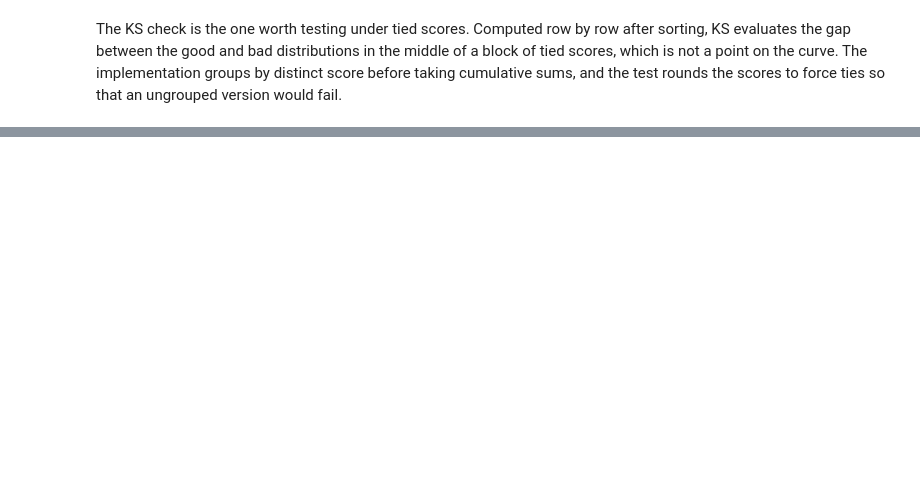
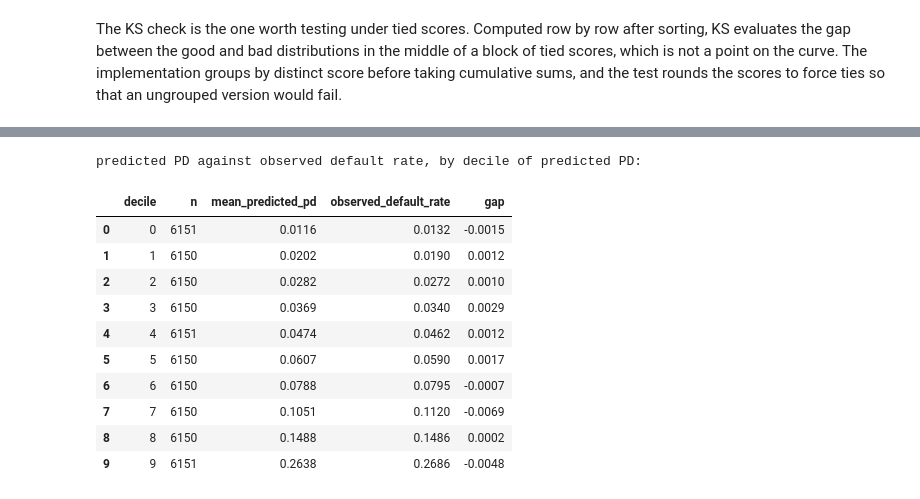
Before and after one commit to alvenyuka/Credit-Risk-Scorecard, a Jupyter notebook: Credit_Risk_Scorecard.ipynb, the cells around one changed output, grey strips where cells are left out. Cells and saved outputs as stored; diff of their text form; code cells hidden in the pictures; blank space fills up the shorter version.

```diff
--- a/Credit_Risk_Scorecard.ipynb
+++ b/Credit_Risk_Scorecard.ipynb
@@ -279,0 +260,17 @@ defaulted, score=429:
+# %%
+summary = summarise(result, sc, Xf_val, yf_val, scores)
+print(f"training default rate: {summary['train_bad_rate']:.4f}")
+print(f"intercept fitted under the balanced (50/50) weighting: {summary['intercept_balanced']:+.4f}")
+print(f"intercept after the prior correction:                  {summary['intercept_prior_corrected']:+.4f}")
+print(f"odds the scorecard assigns at 600 points: {summary['implied_odds_at_base_score']:.1f}:1")
+near = summary["observed_odds_near_base_score"]
+print(f"observed good:bad odds among holdout applicants scoring {near['score_band'][0]}-{near['score_band'][1]}: "
+      f"{near['good_to_bad']:.1f}:1 (n={near['n']:,})")
+print(f"mean predicted PD {summary['mean_predicted_pd_val']:.4f} vs observed default rate {summary['val_bad_rate']:.4f}")
+print(f"observed score range: {summary['score_min']:.0f} to {summary['score_max']:.0f}; "
+      f"share clipped at 300: {summary['share_clipped_at_300']:.2%}")
+print(f"average score, repaid: {summary['mean_score_repaid']:.1f}   defaulted: {summary['mean_score_defaulted']:.1f}")
+lo, hi = summary["val_auc_ci95_bootstrap"]
+print(f"AUC {summary['val_auc']:.4f} (95% bootstrap CI {lo:.4f} to {hi:.4f}), KS {summary['val_ks']:.4f}, "
+      f"GINI {summary['val_gini']:.4f}")
+print(f"PSI, training scores vs holdout scores: {summary['psi_train_to_holdout_scores']:.4f}")
@@ -279,0 +297,17 @@ defaulted, score=429:
+# %%
+calib = pd.DataFrame(summary["calibration_by_decile"])
+print("predicted PD against observed default rate, by decile of predicted PD:")
+calib.round(4)
+# %% [output]
+predicted PD against observed default rate, by decile of predicted PD:
+|  | decile | n | mean_predicted_pd | observed_default_rate | gap |
+| 0 | 0 | 6151 | 0.0116 | 0.0132 | -0.0015 |
+| 1 | 1 | 6150 | 0.0202 | 0.0190 | 0.0012 |
+| 2 | 2 | 6150 | 0.0282 | 0.0272 | 0.0010 |
+| 3 | 3 | 6150 | 0.0369 | 0.0340 | 0.0029 |
+| 4 | 4 | 6151 | 0.0474 | 0.0462 | 0.0012 |
+| 5 | 5 | 6150 | 0.0607 | 0.0590 | 0.0017 |
+| 6 | 6 | 6150 | 0.0788 | 0.0795 | -0.0007 |
+| 7 | 7 | 6150 | 0.1051 | 0.1120 | -0.0069 |
+| 8 | 8 | 6150 | 0.1488 | 0.1486 | 0.0002 |
+| 9 | 9 | 6151 | 0.2638 | 0.2686 | -0.0048 |
```
Also changed, not shown: parts of 32 cells of this notebook, 9 other files.
